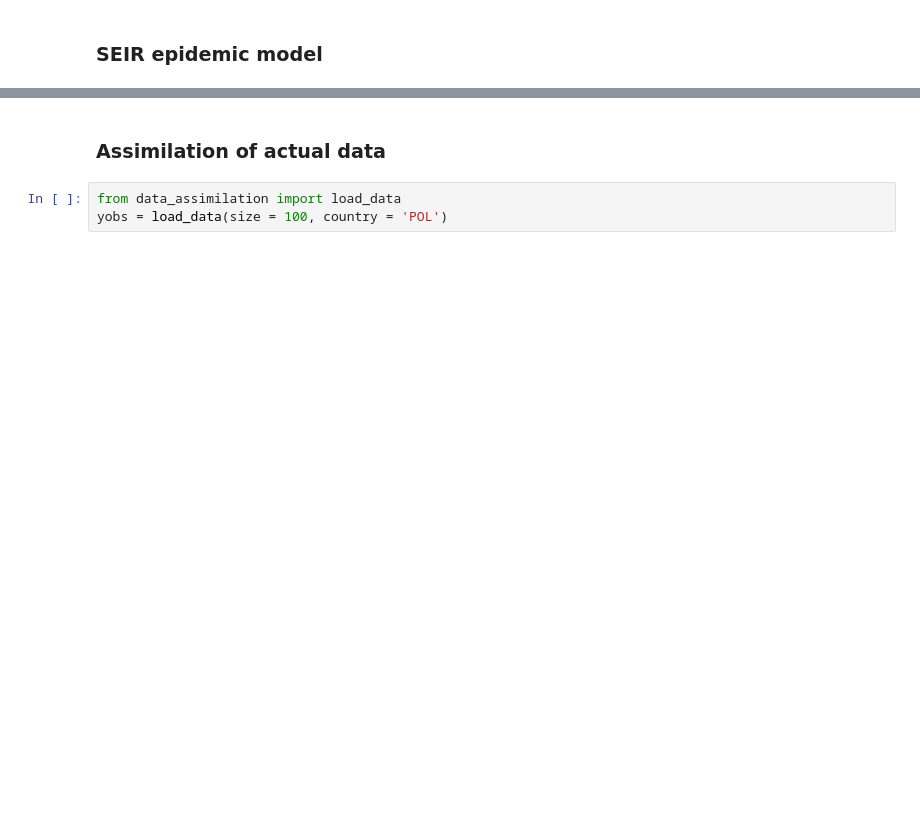
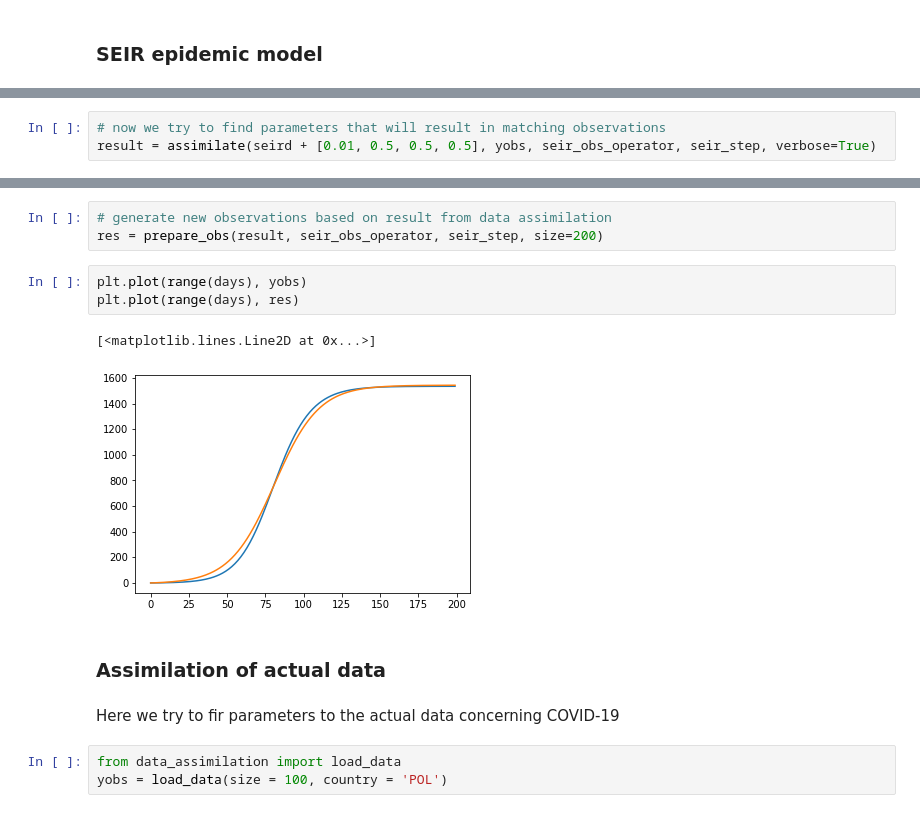
Before and after one commit to antek1111/SEIR_4dvar, a Jupyter notebook: 4dvar_seir.ipynb, the cells around one changed output, grey strips where cells are left out. Drawn from its saved outputs; the diff is of its cells as text; blank space fills up the shorter version.

```diff
--- a/4dvar_seir.ipynb
+++ b/4dvar_seir.ipynb
@@ -304,0 +368,3 @@ Calibration resulting coefficients.: [ 1.00000000e+05  1.00000052e+02 -3.0792950
+# %%
+# now we try to find parameters that will result in matching observations
+result = assimilate(seird + [0.01, 0.5, 0.5, 0.5], yobs, seir_obs_operator, seir_step, verbose=True)
@@ -305,5 +389,16 @@ Calibration resulting coefficients.: [ 1.00000000e+05  1.00000052e+02 -3.0792950
+# %%
+# generate new observations based on result from data assimilation
+res = prepare_obs(result, seir_obs_operator, seir_step, size=200)
+# %%
+plt.plot(range(days), yobs)
+plt.plot(range(days), res)
+# %% [output]
+[<matplotlib.lines.Line2D at 0x...>]
+[figure, added]
 # %% [markdown]
 ### Assimilation of actual data
+# %% [markdown]
+Here we try to fir parameters to the actual data concerning COVID-19
 # %%
 from data_assimilation import load_data
 yobs = load_data(size = 100, country = 'POL')
```
Also changed, not shown: parts of 24 cells of this notebook, 2 other files.
